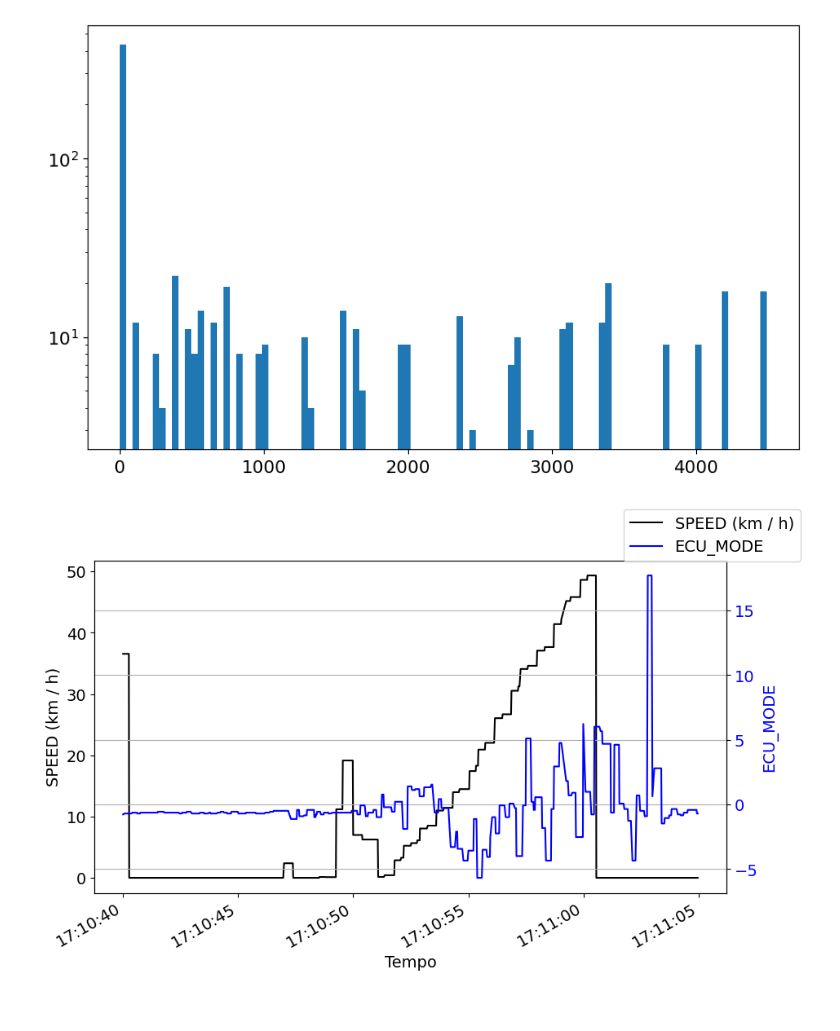
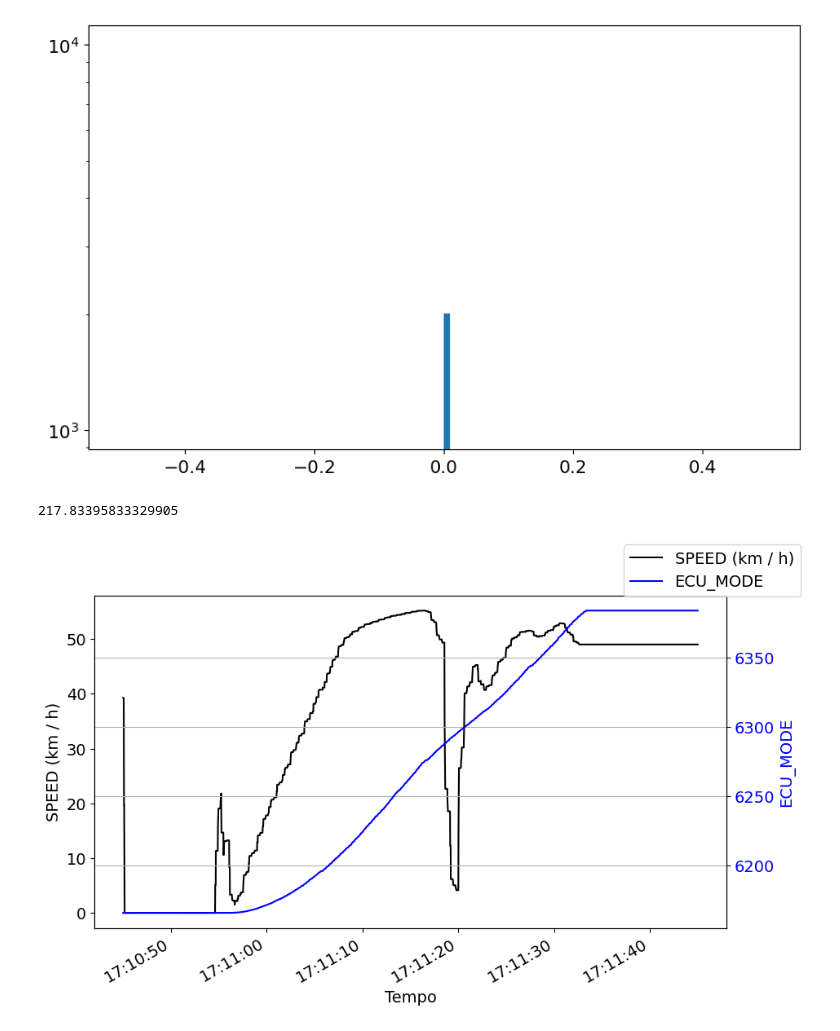
Before and after one commit to Tesla-UFMG/Data-Analysis, a Jupyter notebook: csv_testing.ipynb, the cells around one changed output. Cells and saved outputs as stored; diff of their text form; code cells hidden in the pictures.

Commit message:
add calculo do hodometro

```diff
--- a/csv_testing.ipynb
+++ b/csv_testing.ipynb
@@ -10,10 +10,12 @@ import matplotlib.dates as mdates
 plt.rcParams.update({'font.size': 14}) # Set global font size to 18
 plt.rcParams["figure.figsize"] = (10, 6)
 
-dataset_path = "./data/dados_telemetria/teste_odonto_08122025/full/odonto_08122025/mike"
+# dataset_path = "./data/dados_telemetria/teste_odonto_08122025/full/odonto_08122025/mike"
 # dataset_path = "./data/dados_telemetria/oficina_151225_comp/full/mike"
+dataset_path = "./data/dados_telemetria/betim_161225/full/miguelito2"
 
-full_df = pd.read_csv(f'{dataset_path}/aceleracao3_mike.csv')
+
+full_df = pd.read_csv(f'{dataset_path}/miguelito2_enduro2.csv')
 # full_df.tail(20)
 
 # dataset_path = "./data/dados_telemetria/teste_odonto_08122025/full/"
@@ -21,11 +23,11 @@ full_df = pd.read_csv(f'{dataset_path}/aceleracao3_mike.csv')
 # full_df.columns
 # full_df.shape
 # %%
-plt.hist(full_df['LEFT_MOTOR_RPM'], bins = 100)
+plt.hist(full_df['LEFT_MOTOR_CURRENT'], bins = 100)
 plt.yscale("log")
 plt.show()
 # %% [output]
-[figure, old version]
+[figure, new version]
 # %%
 def get_range_by_time(timestamps, start_date, end_date):
     if end_date == -1 or start_date == -1:
@@ -62,8 +64,9 @@ timestamps_plot = full_df['timestamp'][range_plot] / 1000
 # Convert Unix timestamps to datetime objects
 dates_plot = [datetime.fromtimestamp(ts) for ts in timestamps_plot]
 # %%
-car_velocity = full_df['REAR_RIGHT_WHEEL_SPEED']
-mode = full_df['VEL_ANGULAR_YAW']
+car_velocity = full_df['VEHICLE_SPEED']
+# car_velocity = (full_df['LEFT_MOTOR_SPEED'] + full_df['RIGHT_MOTOR_SPEED']) / 2
+mode = full_df['HODOMETRO']
 
 # Create the plot
 fig, ax1 = plt.subplots()
@@ -84,12 +87,15 @@ ax1.xaxis.set_major_formatter(date_format)
 # Optional: Rotate x-axis labels for better readability if they overlap
 fig.autofmt_xdate()
 
+print(full_df['HODOMETRO'][len(full_df['HODOMETRO']) - 1] - full_df['HODOMETRO'][0])
+
 # Optional: align legends
 fig.legend(loc='upper right')
 plt.grid(True)
 plt.show()
 # %% [output]
+217.83395833329905
-[figure, old version]
+[figure, new version]
 # %%
 fig, axs = plt.subplots(4,2, figsize=(16,10)) # Adjust figsize as needed
 
```
Also changed, not shown: parts of 3 cells of this notebook, 16 other files.
